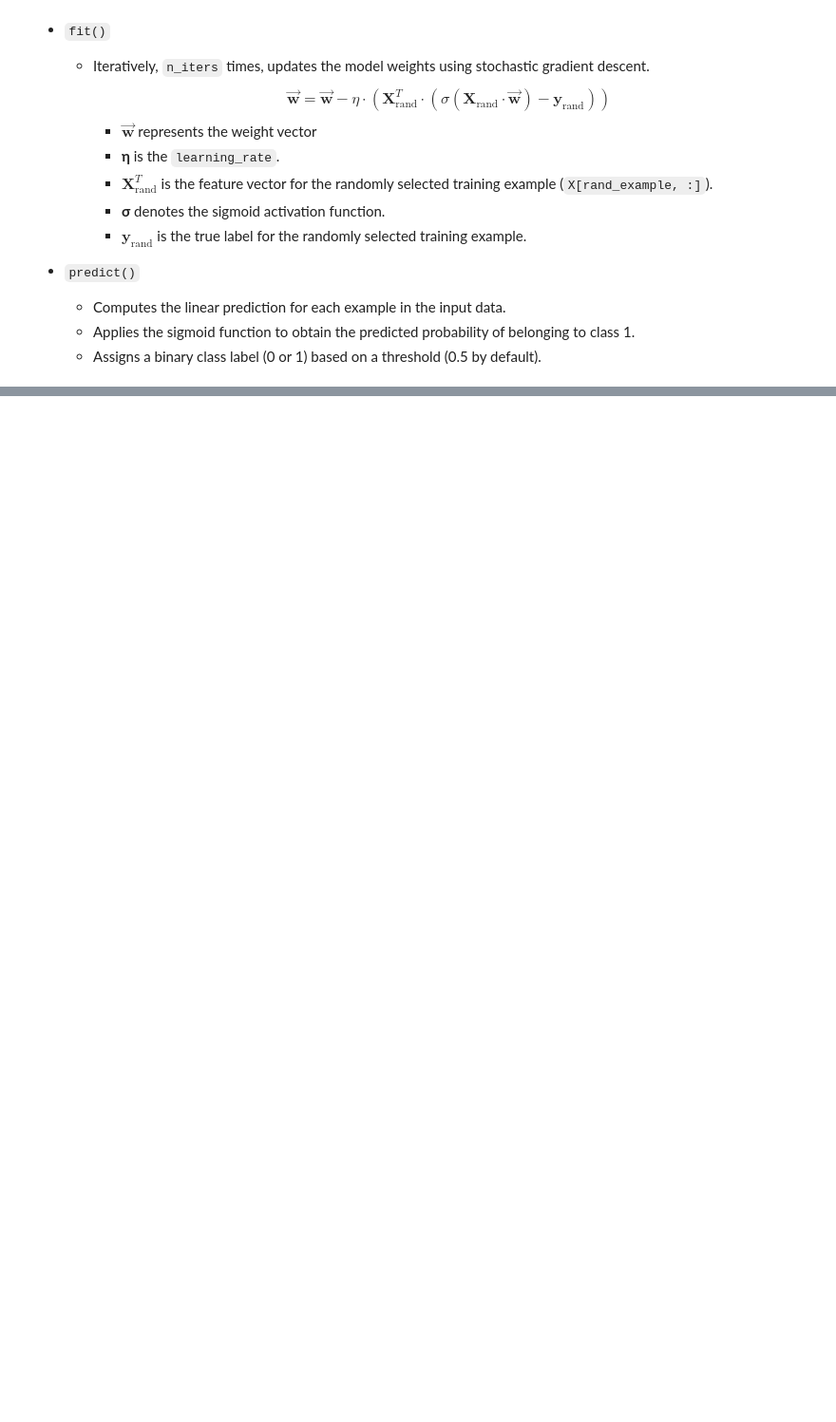
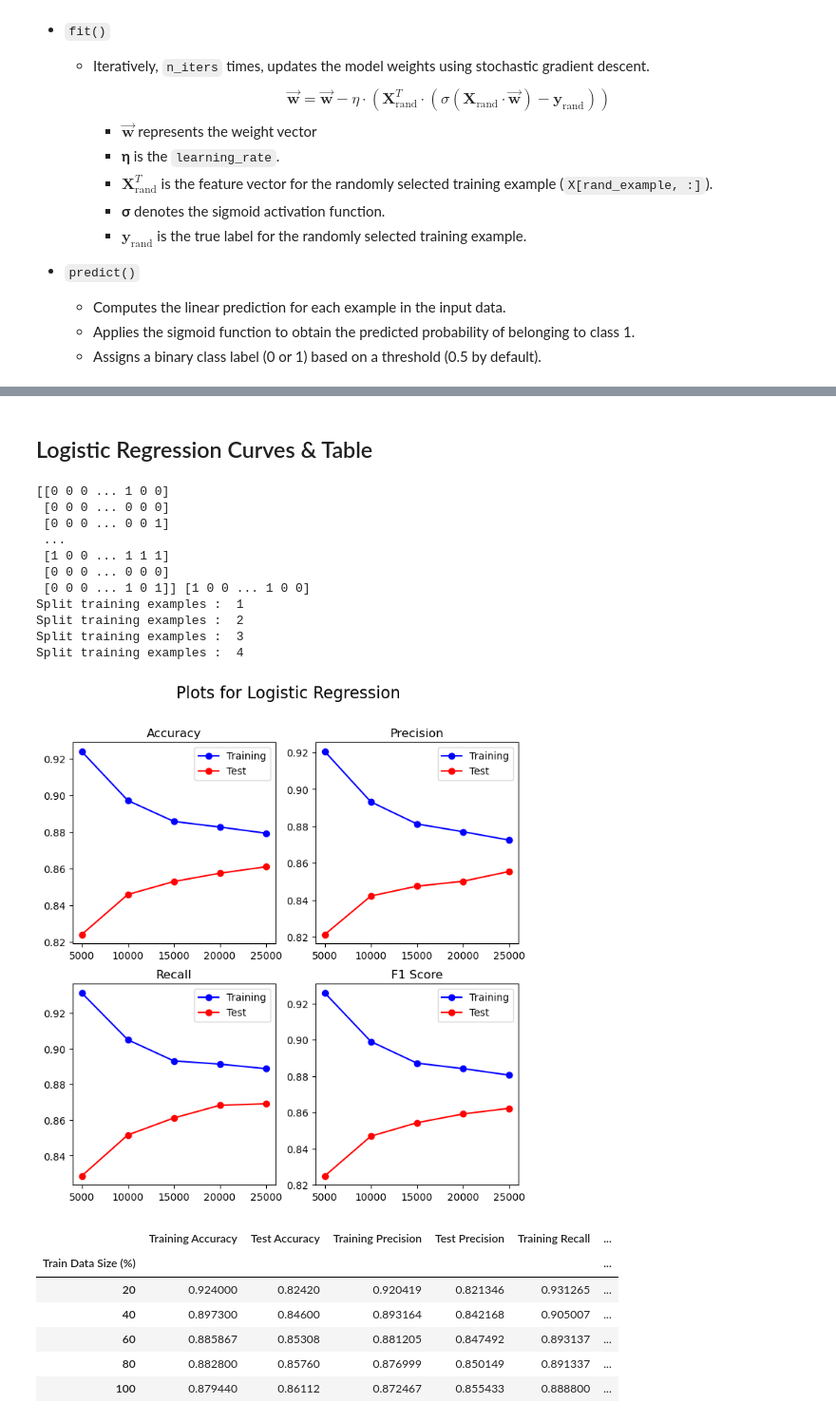
Before and after one commit to OSpyropoulos/IMDb-reviews-classification, a Jupyter notebook: IMDB-reviews-classification.ipynb, the cells around one changed output, grey strips where cells are left out. Shown at 95% size. Saved outputs shown, nothing was run; the diff lists cells and outputs as text; code cells hidden in the pictures; blank space fills up the shorter version.

```diff
--- a/IMDB-reviews-classification.ipynb
+++ b/IMDB-reviews-classification.ipynb
@@ -322,7 +798,7 @@ class LogisticRegression():
 
     def predict(self, X):
         linear_pred = np.dot(X, self.weights)
-        class_pred = [0 if y<=0.5 else 1 for y in y_pred]
+        class_pred = [0 if y<=0.5 else 1 for y in linear_pred]
         return class_pred
 
     def sigmoid(self, x):
@@ -345,0 +1024,25 @@ print(acc)
+# %% [markdown]
+## Logistic Regression Curves & Table
+# %%
+data = custom_curve(lr, x_train_binary, y_train, x_test_binary, y_test, 5, "Logistic Regression")
+create_a_table(data)
+# %% [output]
+[[0 0 0 ... 1 0 0]
+ [0 0 0 ... 0 0 0]
+ [0 0 0 ... 0 0 1]
+ ...
+ [1 0 0 ... 1 1 1]
+ [0 0 0 ... 0 0 0]
+ [0 0 0 ... 1 0 1]] [1 0 0 ... 1 0 0]
+Split training examples :  1
+Split training examples :  2
+Split training examples :  3
+Split training examples :  4
+[figure, added]
+|  | Training Accuracy | Test Accuracy | Training Precision | Test Precision | Training Recall | ... |
+| Train Data Size (%) |  |  |  |  |  | ... |
+| 20 | 0.924000 | 0.82420 | 0.920419 | 0.821346 | 0.931265 | ... |
+| 40 | 0.897300 | 0.84600 | 0.893164 | 0.842168 | 0.905007 | ... |
+| 60 | 0.885867 | 0.85308 | 0.881205 | 0.847492 | 0.893137 | ... |
+| 80 | 0.882800 | 0.85760 | 0.876999 | 0.850149 | 0.891337 | ... |
+| 100 | 0.879440 | 0.86112 | 0.872467 | 0.855433 | 0.888800 | ... |
```
Also changed, not shown: parts of 65 cells of this notebook, 1 other file.
